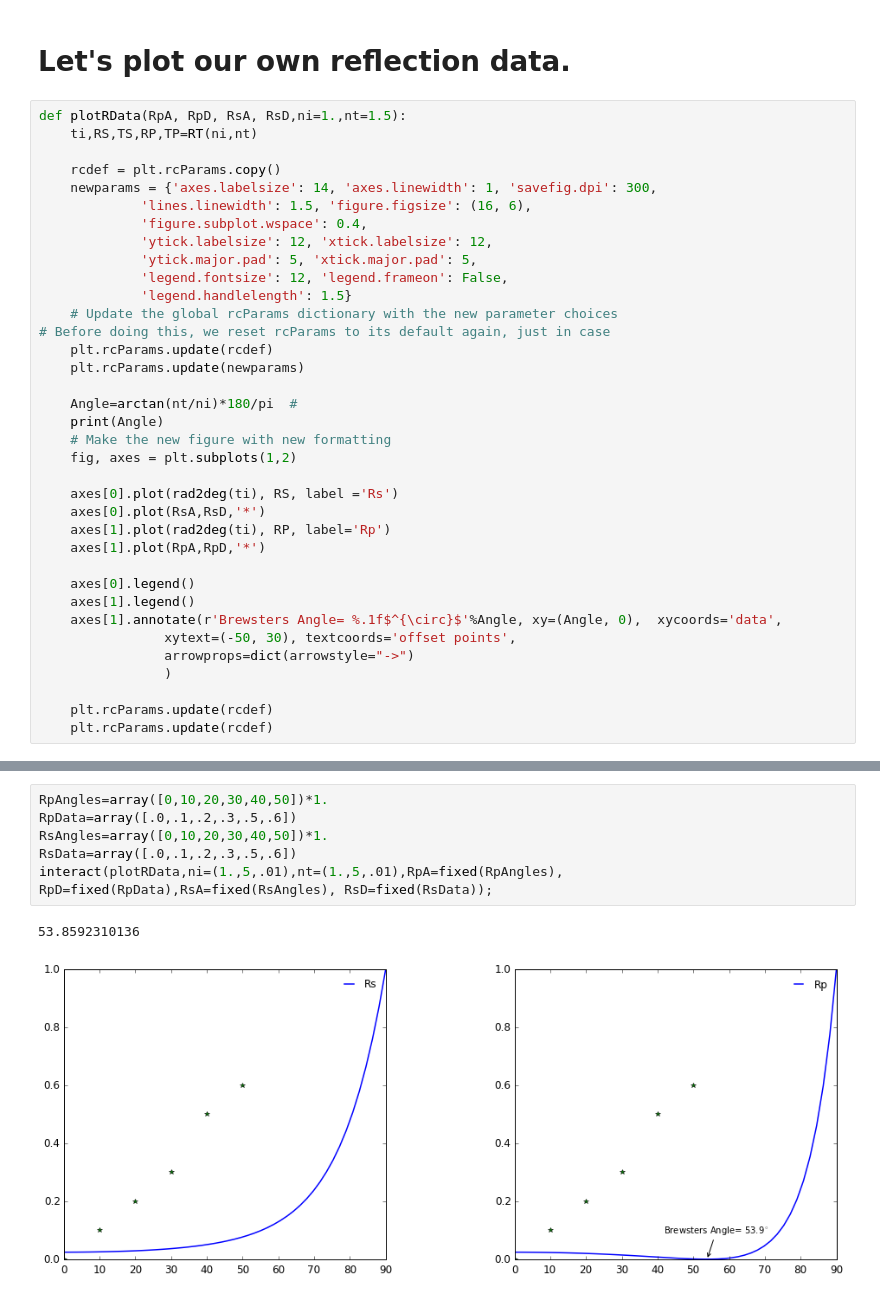
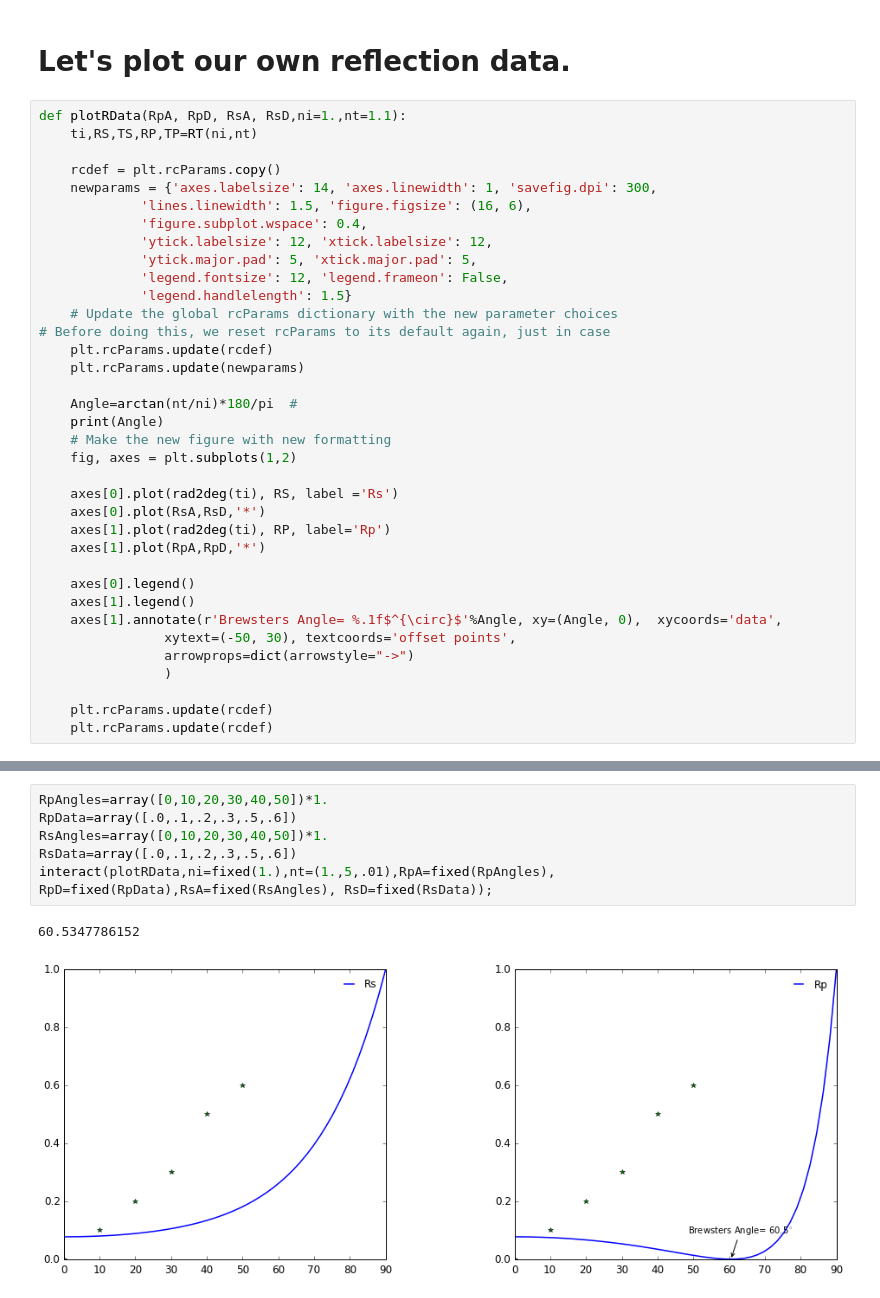
Before and after one commit to HartwickChaosLab/Physics-IPython-Notebooks, a Jupyter notebook: Optics-NB/Fresnel-Relations.ipynb, the cells around one changed output, grey strips where cells are left out. Drawn from its saved outputs; the diff is of its cells as text.

```diff
--- a/Optics-NB/Fresnel-Relations.ipynb
+++ b/Optics-NB/Fresnel-Relations.ipynb
@@ -117,7 +116,7 @@ interact(plotRT,ni=(1.,10),nt=(1.,10));
 # %% [markdown]
 # Let's plot our own reflection data.
 # %%
-def plotRData(RpA, RpD, RsA, RsD,ni=1.,nt=1.5):
+def plotRData(RpA, RpD, RsA, RsD,ni=1.,nt=1.1):
     ti,RS,TS,RP,TP=RT(ni,nt)
 
     rcdef = plt.rcParams.copy()
@@ -157,9 +156,9 @@ Fill in your Angles and Reflection Data into the appropriate arrays below and
 # %%
 RpAngles=array([0,10,20,30,40,50])*1.
 RpData=array([.0,.1,.2,.3,.5,.6])
 RsAngles=array([0,10,20,30,40,50])*1.
 RsData=array([.0,.1,.2,.3,.5,.6])
-interact(plotRData,ni=(1.,5,.01),nt=(1.,5,.01),RpA=fixed(RpAngles), RpD=fixed(RpData),RsA=fixed(RsAngles), RsD=fixed(RsData));
+interact(plotRData,ni=fixed(1.),nt=(1.,5,.01),RpA=fixed(RpAngles), RpD=fixed(RpData),RsA=fixed(RsAngles), RsD=fixed(RsData));
 # %% [output]
-53.8592310136
+60.5347786152
-[figure, old version]
+[figure, new version]
```
Also changed, not shown: parts of 3 cells of this notebook, 17 other files.
